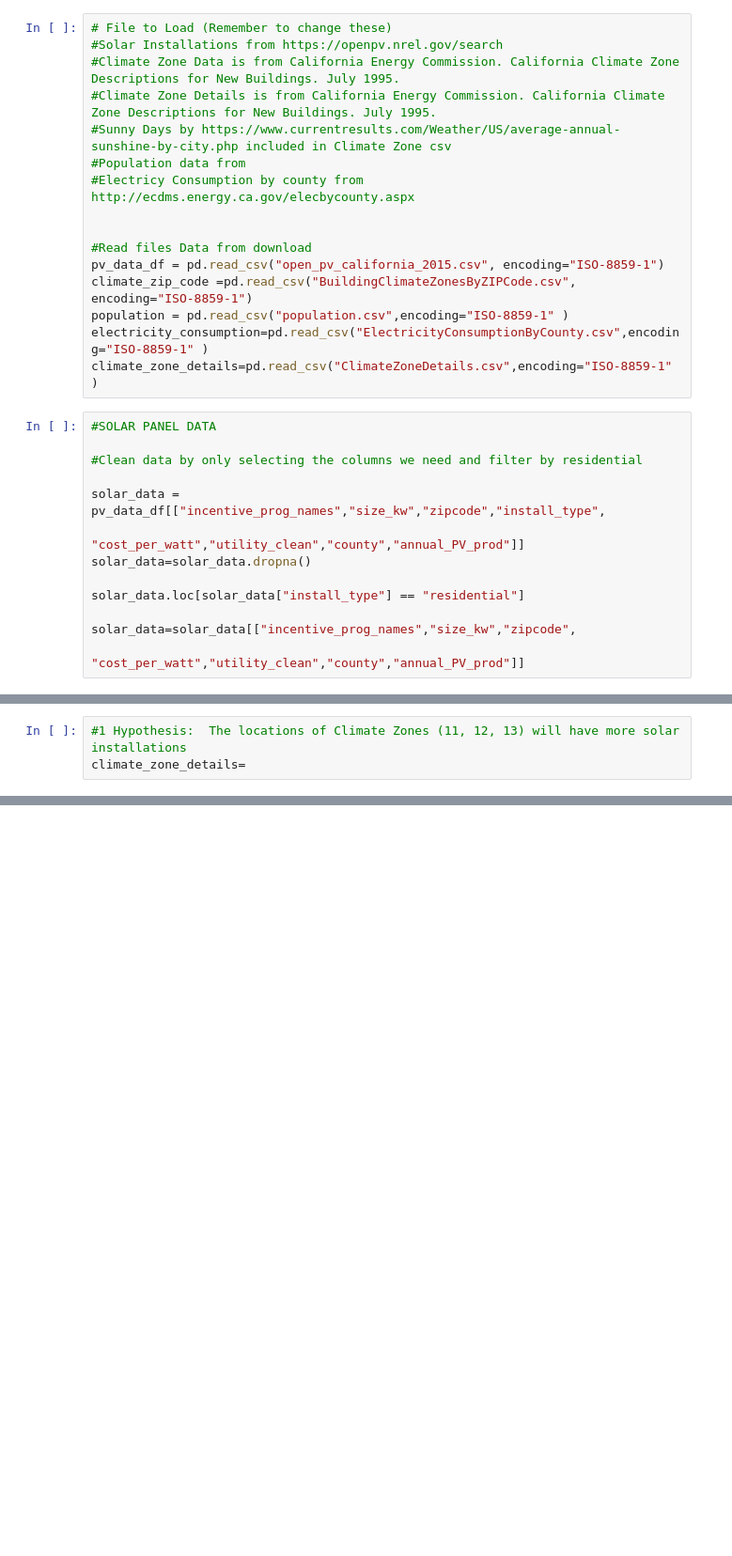
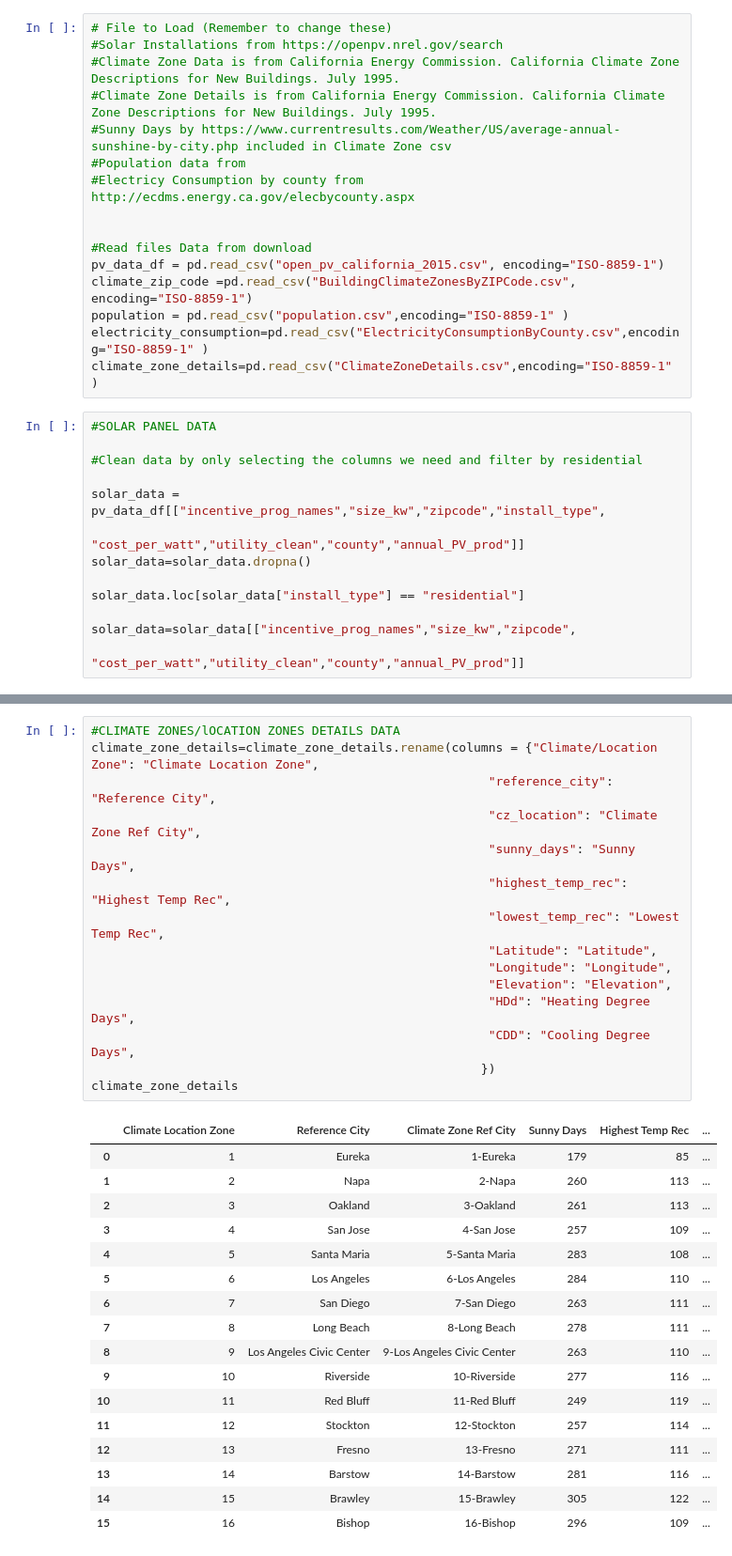
Before and after one commit to dylanmkaiser/Project1, a Jupyter notebook: open_pv_california_2015-V2.ipynb, the cells around one changed output, grey strips where cells are left out. Shown at 94% size. Saved outputs shown, nothing was run; the diff lists cells and outputs as text; blank space fills up the shorter version.

```diff
--- a/open_pv_california_2015-V2.ipynb
+++ b/open_pv_california_2015-V2.ipynb
@@ -106,3 +108,0 @@ solardata_summary
-# %%
-#1 Hypothesis:  The locations of Climate Zones (11, 12, 13) will have more solar installations
-climate_zone_details=
@@ -126,0 +109,33 @@ climate_zone_details=
+# %%
+#CLIMATE ZONES/lOCATION ZONES DETAILS DATA
+climate_zone_details=climate_zone_details.rename(columns = {"Climate/Location Zone": "Climate Location Zone",
+                                                      "reference_city": "Reference City",
+                                                      "cz_location": "Climate Zone Ref City",
+                                                      "sunny_days": "Sunny Days",
+                                                      "highest_temp_rec": "Highest Temp Rec",
+                                                      "lowest_temp_rec": "Lowest Temp Rec",
+                                                      "Latitude": "Latitude",
+                                                      "Longitude": "Longitude",
+                                                      "Elevation": "Elevation",
+                                                      "HDd": "Heating Degree Days",
+                                                      "CDD": "Cooling Degree Days",
+                                                     })
+climate_zone_details
+# %% [output]
+|  | Climate Location Zone | Reference City | Climate Zone Ref City | Sunny Days | Highest Temp Rec | ... |
+| 0 | 1 | Eureka | 1-Eureka | 179 | 85 | ... |
+| 1 | 2 | Napa | 2-Napa | 260 | 113 | ... |
+| 2 | 3 | Oakland | 3-Oakland | 261 | 113 | ... |
+| 3 | 4 | San Jose | 4-San Jose | 257 | 109 | ... |
+| 4 | 5 | Santa Maria | 5-Santa Maria | 283 | 108 | ... |
+| 5 | 6 | Los Angeles | 6-Los Angeles | 284 | 110 | ... |
+| 6 | 7 | San Diego | 7-San Diego | 263 | 111 | ... |
+| 7 | 8 | Long Beach | 8-Long Beach | 278 | 111 | ... |
+| 8 | 9 | Los Angeles Civic Center | 9-Los Angeles Civic Center | 263 | 110 | ... |
+| 9 | 10 | Riverside | 10-Riverside | 277 | 116 | ... |
+| 10 | 11 | Red Bluff | 11-Red Bluff | 249 | 119 | ... |
+| 11 | 12 | Stockton | 12-Stockton | 257 | 114 | ... |
+| 12 | 13 | Fresno | 13-Fresno | 271 | 111 | ... |
+| 13 | 14 | Barstow | 14-Barstow | 281 | 116 | ... |
+| 14 | 15 | Brawley | 15-Brawley | 305 | 122 | ... |
+| 15 | 16 | Bishop | 16-Bishop | 296 | 109 | ... |
```
Also changed, not shown: parts of 9 cells of this notebook.
